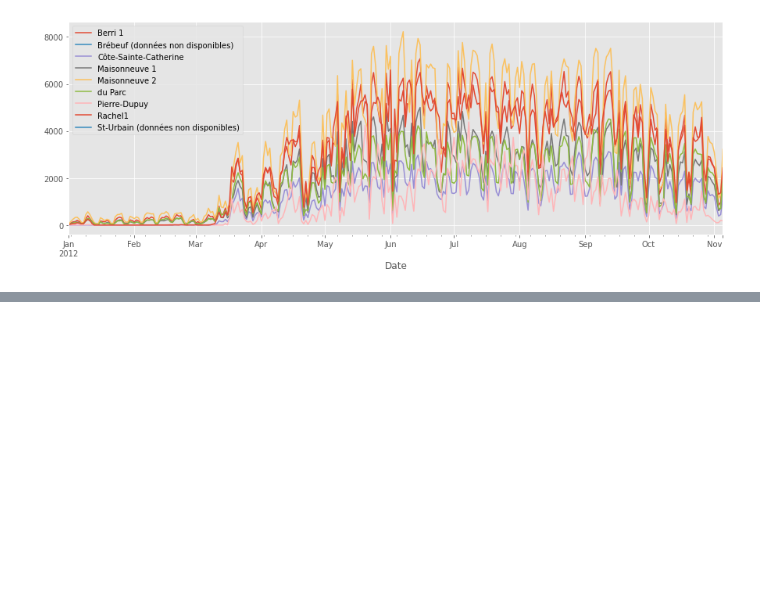
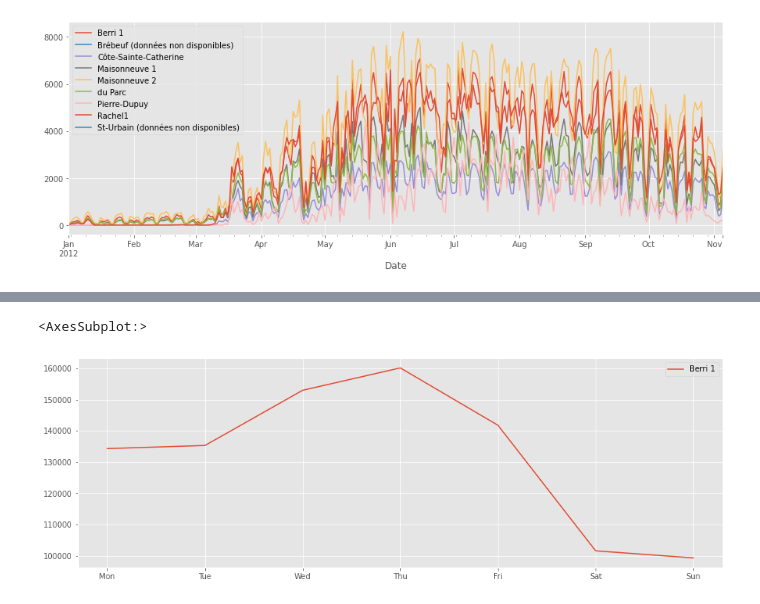
Before and after one commit to SungminSo/data-with-code, a Jupyter notebook: pandas_example/example_bikes.ipynb, the cells around one changed output, grey strips where cells are left out. Drawn from its saved outputs; the diff is of its cells as text; code cells hidden in the pictures; blank space fills up the shorter version.

Commit message:
pandas example_bikes 주중 이용객 그래프 추가

```diff
--- a/pandas_example/example_bikes.ipynb
+++ b/pandas_example/example_bikes.ipynb
@@ -82,0 +86,2 @@ fixed_df.plot()
+# %%
+berri_bikes = fixed_df[['Berri 1']].copy()
@@ -82,0 +126,3 @@ fixed_df.plot()
+# %%
+berri_bikes.loc[:, 'weekday'] = berri_bikes.index.weekday
+berri_bikes.head()
@@ -82,0 +139,3 @@ fixed_df.plot()
+# %%
+weekday_counts = berri_bikes.groupby('weekday').aggregate(sum)
+weekday_counts
@@ -82,0 +152,3 @@ fixed_df.plot()
+# %%
+weekday_counts.index = ['Mon', 'Tue', 'Wed', 'Thu', 'Fri', 'Sat', 'Sun']
+weekday_counts
@@ -82,0 +164,5 @@ fixed_df.plot()
+# %%
+weekday_counts.plot()
+# %% [output]
+<AxesSubplot:>
+[figure, added]
```
Also changed, not shown: parts of 11 cells of this notebook.
